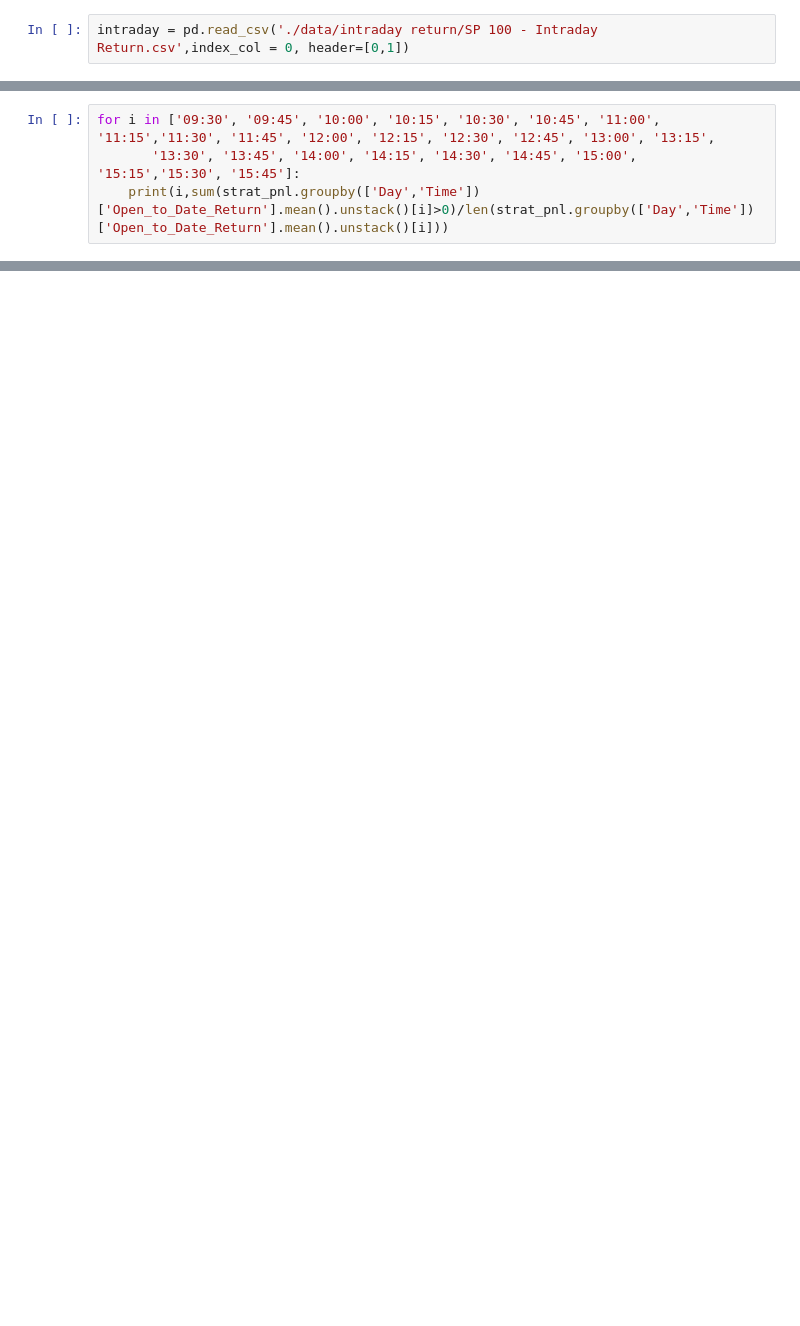
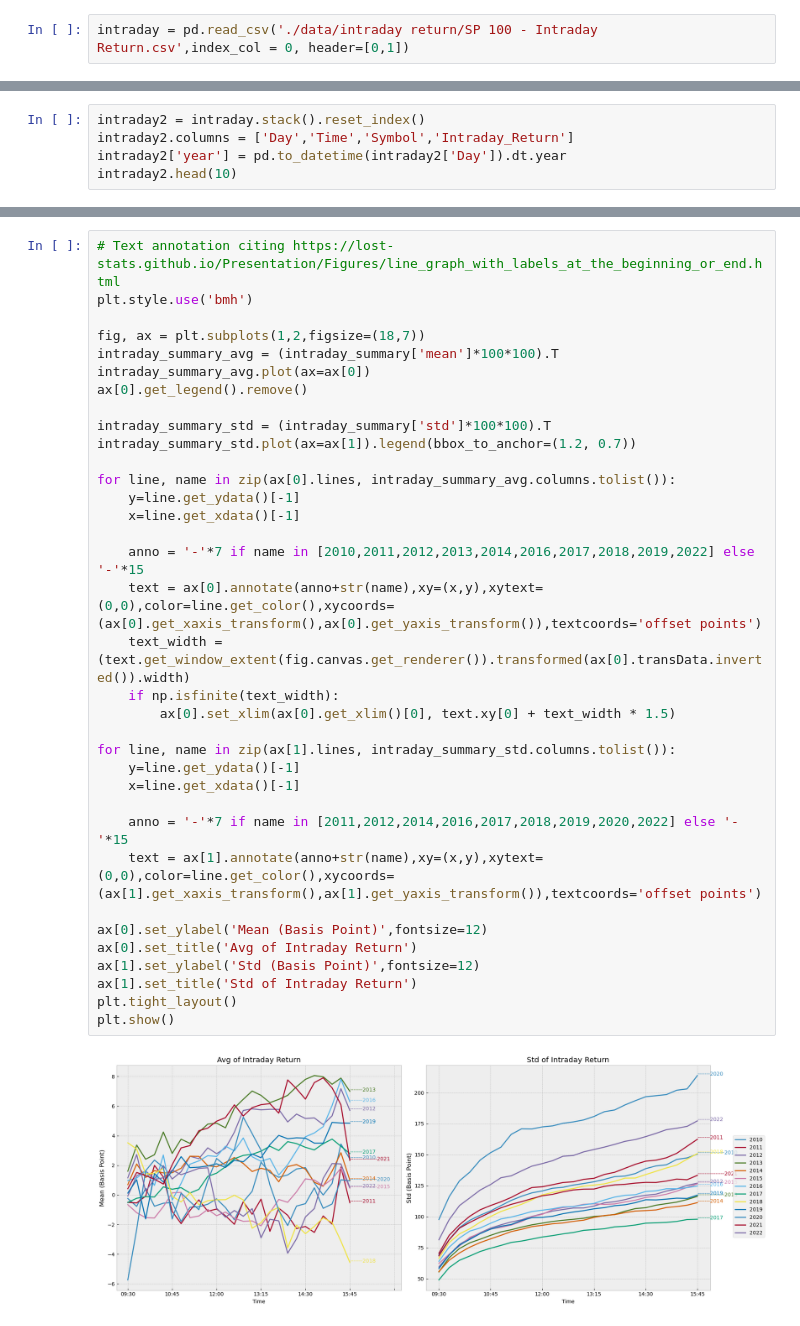
Before and after one commit to shaoyuliu98/Quantitative-Research, a Jupyter notebook: Intraday Return Analysis.ipynb, the cells around one changed output, grey strips where cells are left out. Drawn from its saved outputs; the diff is of its cells as text; blank space fills up the shorter version.

Commit message:
intraday

```diff
--- a/Intraday Return Analysis.ipynb
+++ b/Intraday Return Analysis.ipynb
@@ -316,4 +22,0 @@ strat_pnl.groupby(['Day','Time'])['Open_to_Date_Return'].mean().unstack()['15:45
-# %%
-for i in ['09:30', '09:45', '10:00', '10:15', '10:30', '10:45', '11:00', '11:15','11:30', '11:45', '12:00', '12:15', '12:30', '12:45', '13:00', '13:15',
-       '13:30', '13:45', '14:00', '14:15', '14:30', '14:45', '15:00', '15:15','15:30', '15:45']:
-    print(i,sum(strat_pnl.groupby(['Day','Time'])['Open_to_Date_Return'].mean().unstack()[i]>0)/len(strat_pnl.groupby(['Day','Time'])['Open_to_Date_Return'].mean().unstack()[i]))
@@ -337,0 +72,5 @@ for i in ['09:30', '09:45', '10:00', '10:15', '10:30', '10:45', '11:00', '11:15'
+# %%
+intraday2 = intraday.stack().reset_index()
+intraday2.columns = ['Day','Time','Symbol','Intraday_Return']
+intraday2['year'] = pd.to_datetime(intraday2['Day']).dt.year
+intraday2.head(10)
@@ -337,0 +117,37 @@ for i in ['09:30', '09:45', '10:00', '10:15', '10:30', '10:45', '11:00', '11:15'
+# %%
+# Text annotation citing https://lost-stats.github.io/Presentation/Figures/line_graph_with_labels_at_the_beginning_or_end.html
+plt.style.use('bmh')
+
+fig, ax = plt.subplots(1,2,figsize=(18,7))
+intraday_summary_avg = (intraday_summary['mean']*100*100).T
+intraday_summary_avg.plot(ax=ax[0])
+ax[0].get_legend().remove()
+
+intraday_summary_std = (intraday_summary['std']*100*100).T
+intraday_summary_std.plot(ax=ax[1]).legend(bbox_to_anchor=(1.2, 0.7))
+
+for line, name in zip(ax[0].lines, intraday_summary_avg.columns.tolist()):
+    y=line.get_ydata()[-1]
+    x=line.get_xdata()[-1]
+
+    anno = '-'*7 if name in [2010,2011,2012,2013,2014,2016,2017,2018,2019,2022] else '-'*15
+    text = ax[0].annotate(anno+str(name),xy=(x,y),xytext=(0,0),color=line.get_color(),xycoords=(ax[0].get_xaxis_transform(),ax[0].get_yaxis_transform()),textcoords='offset points')
+    text_width = (text.get_window_extent(fig.canvas.get_renderer()).transformed(ax[0].transData.inverted()).width)
+    if np.isfinite(text_width):
+        ax[0].set_xlim(ax[0].get_xlim()[0], text.xy[0] + text_width * 1.5)
+
+for line, name in zip(ax[1].lines, intraday_summary_std.columns.tolist()):
+    y=line.get_ydata()[-1]
+    x=line.get_xdata()[-1]
+
+    anno = '-'*7 if name in [2011,2012,2014,2016,2017,2018,2019,2020,2022] else '-'*15
+    text = ax[1].annotate(anno+str(name),xy=(x,y),xytext=(0,0),color=line.get_color(),xycoords=(ax[1].get_xaxis_transform(),ax[1].get_yaxis_transform()),textcoords='offset points')
+
+ax[0].set_ylabel('Mean (Basis Point)',fontsize=12)
+ax[0].set_title('Avg of Intraday Return')
+ax[1].set_ylabel('Std (Basis Point)',fontsize=12)
+ax[1].set_title('Std of Intraday Return')
+plt.tight_layout()
+plt.show()
+# %% [output]
+[figure, added]
```
Also changed, not shown: parts of 49 cells of this notebook.
